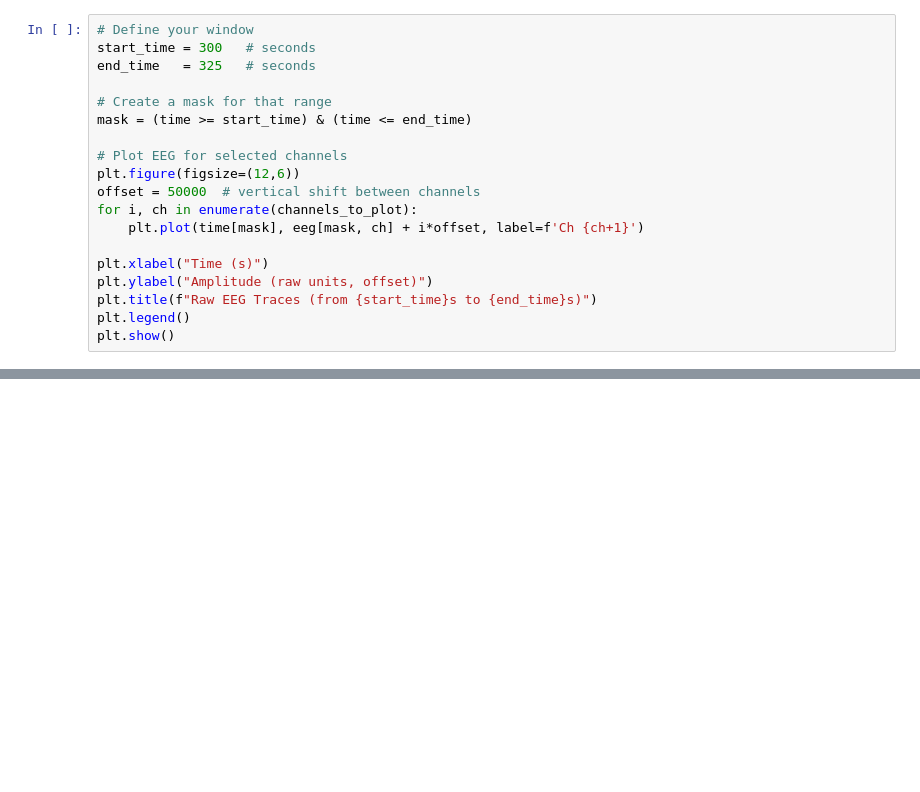
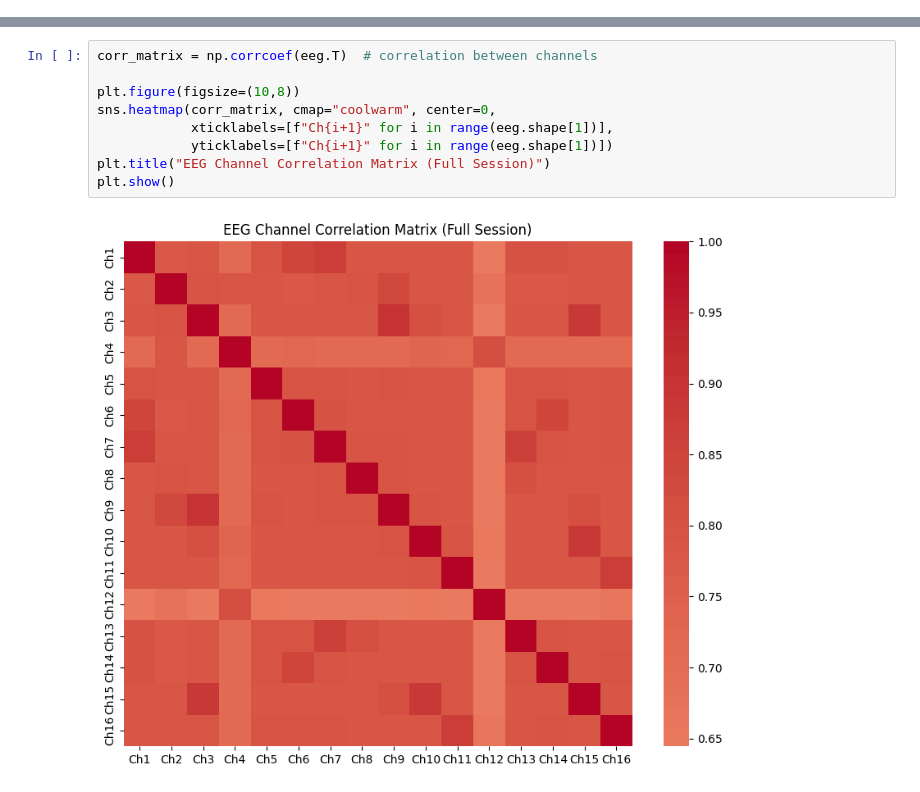
Before and after one commit to Jideco/stroke_rehab_data_analysis, a Jupyter notebook: all_channel_data_preparation_and_preprocessing.ipynb, the cells around one changed output, grey strips where cells are left out. Drawn from its saved outputs; the diff is of its cells as text; blank space fills up the shorter version.

```diff
--- a/all_channel_data_preparation_and_preprocessing.ipynb
+++ b/all_channel_data_preparation_and_preprocessing.ipynb
@@ -70,19 +71,0 @@ plt.show()
-# %%
-# Define your window
-start_time = 300   # seconds
-end_time   = 325   # seconds
-
-# Create a mask for that range
-mask = (time >= start_time) & (time <= end_time)
-
-# Plot EEG for selected channels
-plt.figure(figsize=(12,6))
-offset = 50000  # vertical shift between channels
-for i, ch in enumerate(channels_to_plot):
-    plt.plot(time[mask], eeg[mask, ch] + i*offset, label=f'Ch {ch+1}')
-
-plt.xlabel("Time (s)")
-plt.ylabel("Amplitude (raw units, offset)")
-plt.title(f"Raw EEG Traces (from {start_time}s to {end_time}s)")
-plt.legend()
-plt.show()
@@ -90,0 +144,11 @@ plt.show()
+# %%
+corr_matrix = np.corrcoef(eeg.T)  # correlation between channels
+
+plt.figure(figsize=(10,8))
+sns.heatmap(corr_matrix, cmap="coolwarm", center=0,
+            xticklabels=[f"Ch{i+1}" for i in range(eeg.shape[1])],
+            yticklabels=[f"Ch{i+1}" for i in range(eeg.shape[1])])
+plt.title("EEG Channel Correlation Matrix (Full Session)")
+plt.show()
+# %% [output]
+[figure, added]
```
Also changed, not shown: parts of 6 cells of this notebook.
